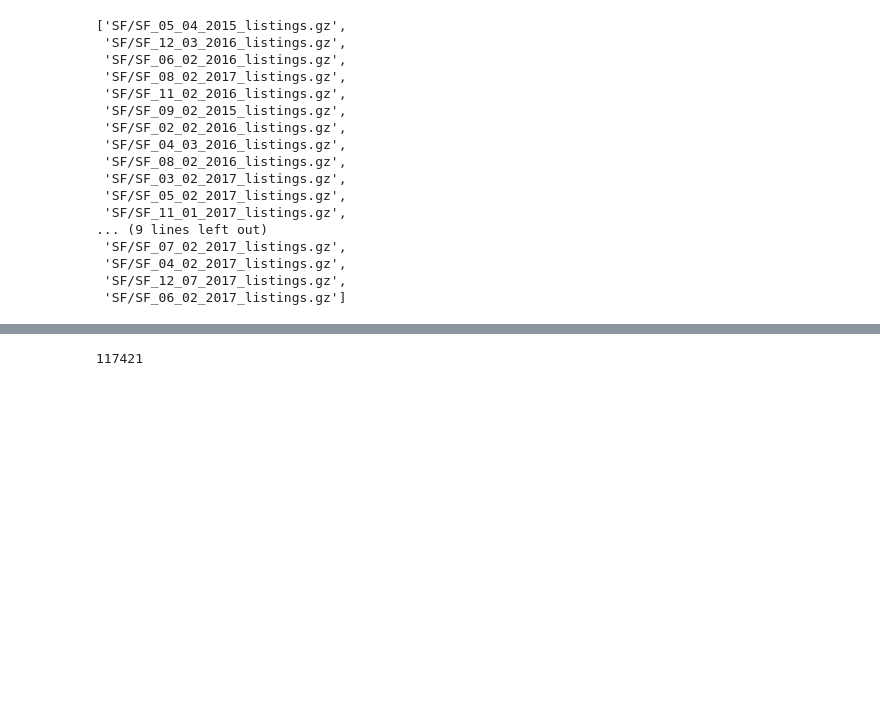
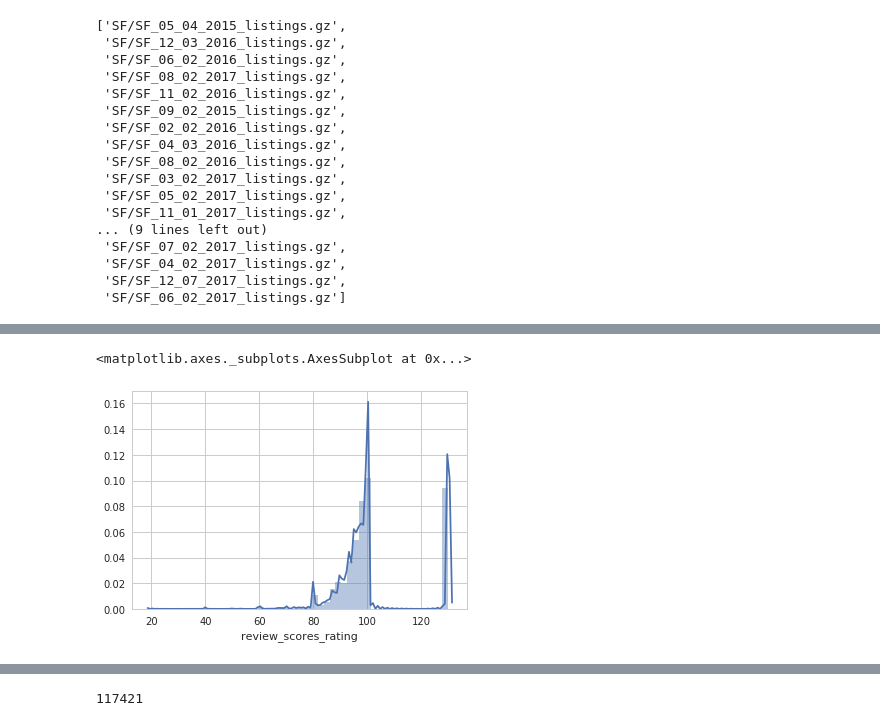
Before and after one commit to julia-git/capstone_airbnb, a Jupyter notebook: EDA_SF_2017.ipynb, the cells around one changed output, grey strips where cells are left out. Drawn from its saved outputs; the diff is of its cells as text; code cells hidden in the pictures; blank space fills up the shorter version.

```diff
--- a/EDA_SF_2017.ipynb
+++ b/EDA_SF_2017.ipynb
@@ -35,0 +38,3 @@ df_sf = pd.concat([pd.read_csv(fp, parse_dates = ['calendar_last_scraped','last_
+# %%
+df_sf_2017['monthly_price'].replace('[\$,]', '', regex=True, inplace=True)
+df_sf_2017['monthly_price'] = df_sf_2017.price.astype(float) ##
@@ -35,0 +43,2 @@ df_sf = pd.concat([pd.read_csv(fp, parse_dates = ['calendar_last_scraped','last_
+# %%
+df_sf_2017.review_scores_rating.fillna(value=9, inplace=True)
@@ -35,0 +66,5 @@ df_sf = pd.concat([pd.read_csv(fp, parse_dates = ['calendar_last_scraped','last_
+# %%
+sns.distplot(df_sf_2017.review_scores_rating)
+# %% [output]
+<matplotlib.axes._subplots.AxesSubplot at 0x...>
+[figure, added]
```
Also changed, not shown: parts of 23 cells of this notebook, 4 other files.
